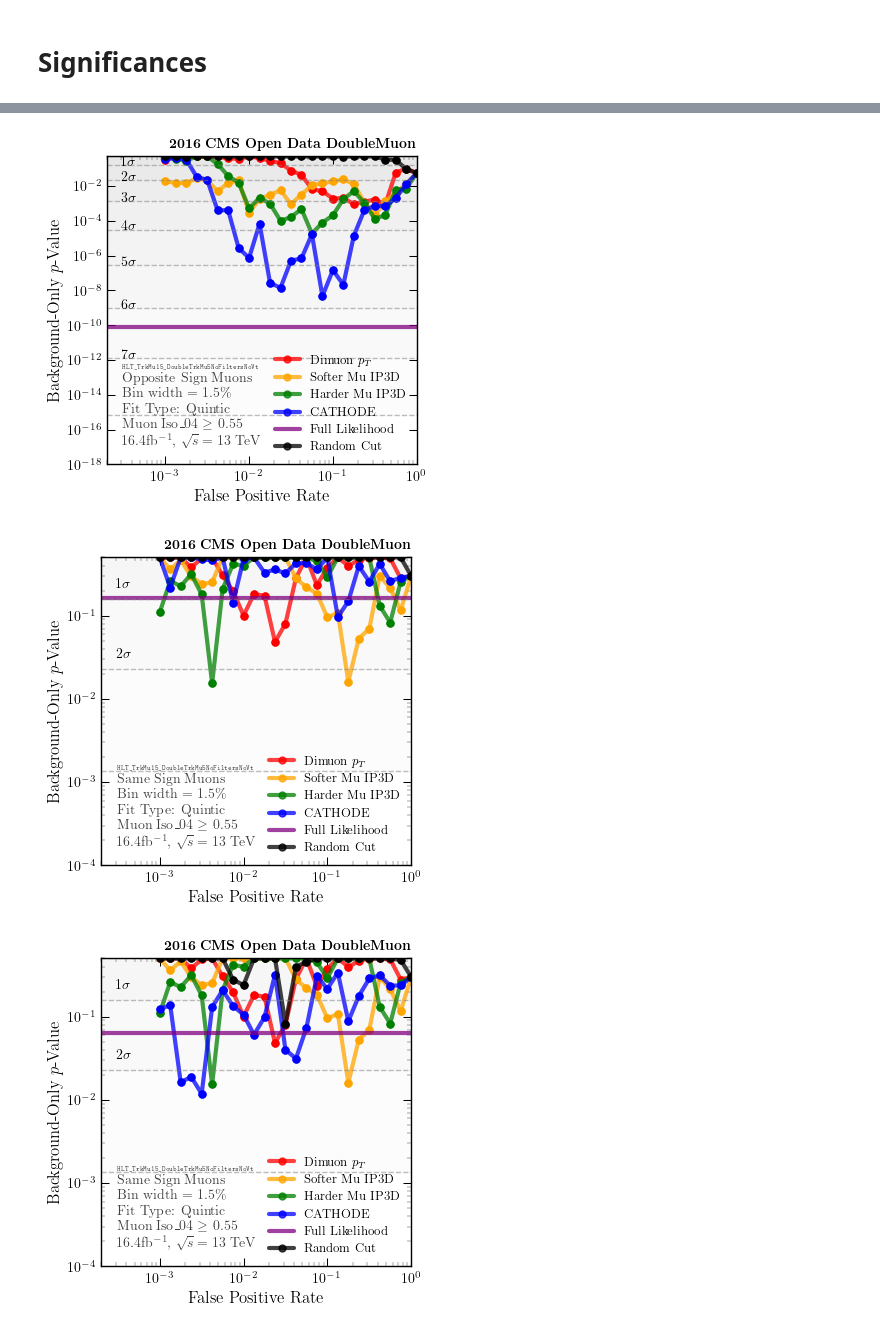
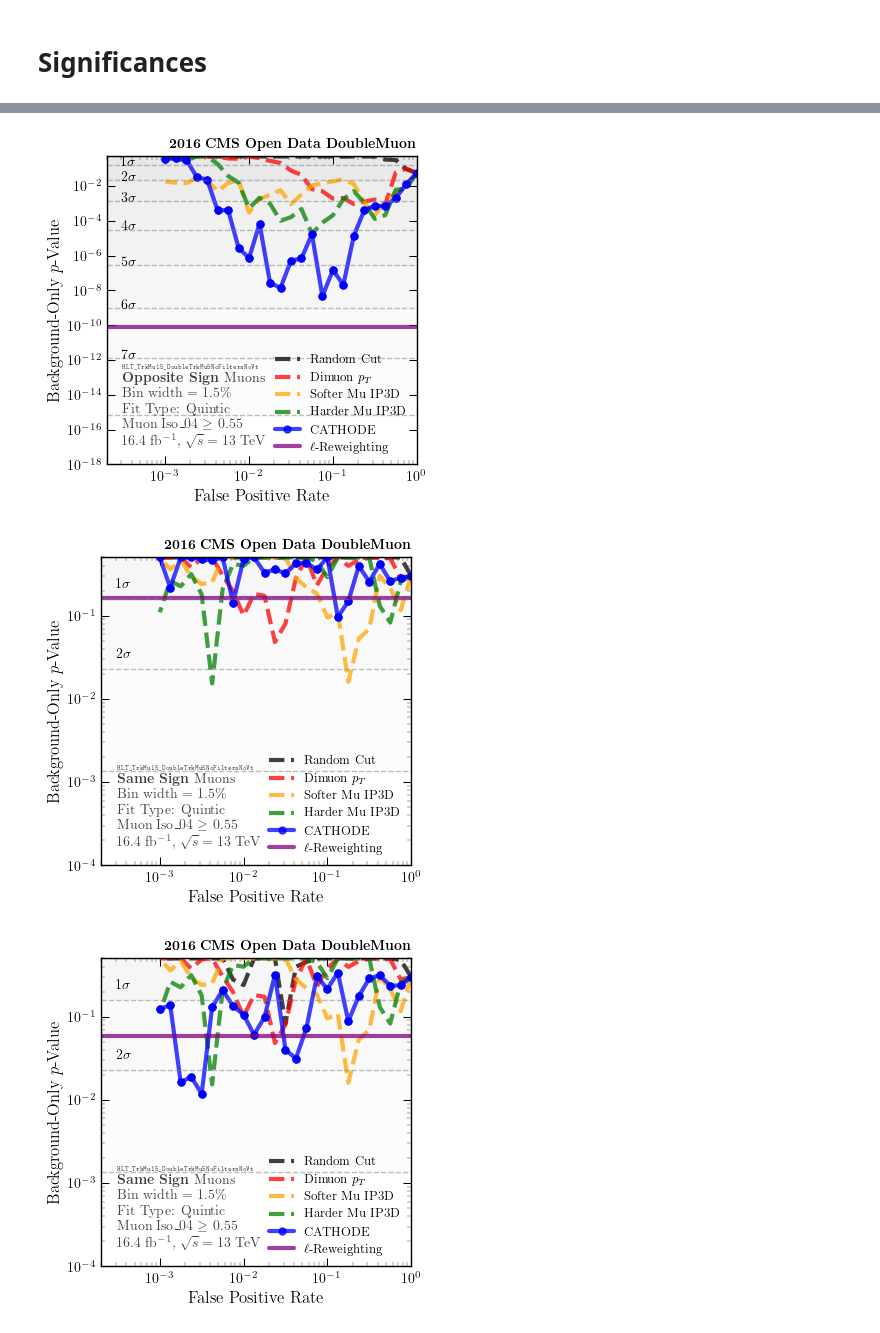
Before and after one commit to hep-lbdl/dimuonAD, a Jupyter notebook: 08_render.ipynb, the cells around one changed output, grey strips where cells are left out. Drawn from its saved outputs; the diff is of its cells as text; code cells hidden in the pictures.

```diff
--- a/08_render.ipynb
+++ b/08_render.ipynb
@@ -368,7 +368,7 @@ print("File to open: ", f"plot_data/lowmass_upsilon_iso_OS_nojet_histogram_data_
 print("File to open: ", f"{plot_data_dir}{data_prefix}_histogram_data_{fit_degree}_{num_bins_SR}.pickle")
 with open(f"{plot_data_dir}{data_prefix}_histogram_data_{fit_degree}_{num_bins_SR}.pickle", "rb") as file:
     hist_data = pickle.load(file)
-fig, ax = plot_histograms_with_fits(hist_data, SB_left, SR_left, SR_right, SB_right, title = r"$\bf{ 2016\,\, CMS\,\, Open\,\, Data\,\, DoubleMuon}$", upsilon_lines = True, colors = bsx_c, alphas = bsx_a, line_0 = r"Opposite Sign")
+fig, ax = plot_histograms_with_fits(hist_data, SB_left, SR_left, SR_right, SB_right, title = r"$\bf{ 2016\,\, CMS\,\, Open\,\, Data\,\, DoubleMuon}$", upsilon_lines = True, colors = bsx_c, alphas = bsx_a, line_0 = r"$\textbf{Opposite Sign}$")
 # apply_color_filter_to_plot(ax, rgb_to_gray)
 # apply_color_filter_to_plot(ax, rgb_to_rg_colorblind)
 plt.savefig(f"plots/histogram_{fit_type}_{num_bins_SR}.pdf", bbox_inches = "tight")
@@ -386,7 +386,7 @@ plt.savefig(f"plots/histogram_alt_{fit_type}_{num_bins_SR}.pdf", bbox_inches = "
 # # Plot the Same Sign  CATHODE
 with open(f"{plot_data_dir}{data_prefix_SS}_histogram_data_{fit_degree}_{num_bins_SR}.pickle", "rb") as file:
     hist_data_SS = pickle.load(file)
-fig, ax = plot_histograms_with_fits(hist_data_SS, SB_left, SR_left, SR_right, SB_right, title = r"$\bf{ 2016\,\, CMS\,\, Open\,\, Data\,\, DoubleMuon}$", upsilon_lines = True, colors = bsx_c, alphas = bsx_a, line_0 = r"Same Sign")
+fig, ax = plot_histograms_with_fits(hist_data_SS, SB_left, SR_left, SR_right, SB_right, title = r"$\bf{ 2016\,\, CMS\,\, Open\,\, Data\,\, DoubleMuon}$", upsilon_lines = True, colors = ryg_c, alphas = ryg_a, line_0 = r"$\textbf{Same Sign}$")
 plt.savefig(f"plots/histogram_SS_{fit_type}_{num_bins_SR}.pdf", bbox_inches = "tight")
 
 # # Plot the individual features
@@ -611,7 +611,6 @@ def inverse_quantile(sigma):
     return 1 - norm.cdf(sigma)
 
 
-print(inverse_quantile([0, 1, 2, 3, 4, 5]))
 
 def plot_sig(feature_sigs, random_sigs, ymax = 10, ymin = 1e-15, bonus = None):
 
@@ -625,6 +624,17 @@ def plot_sig(feature_sigs, random_sigs, ymax = 10, ymin = 1e-15, bonus = None):
 
     min_x = 2e-4
     labels = {"CATHODE" : r"CATHODE", "dimu_pt" : "Dimuon $p_T$", "mu0_ip3d" : "Harder Mu IP3D", "mu1_ip3d" : "Softer Mu IP3D"}
+    linestyles = {"CATHODE" : "-", "dimu_pt" : "--", "mu0_ip3d" : "--", "mu1_ip3d" : "--"}
+    markersize = {"CATHODE" : 5, "dimu_pt" : 0, "mu0_ip3d" : 0, "mu1_ip3d" : 0}
+
+
+
+    # Plot the random cut
+    # SIG_random_median, _, _ ,_ ,_ = get_median_percentiles(random_sigs[:,1:])
+    SIG_random_observed = random_sigs[:,0]
+    p_values = inverse_quantile(SIG_random_observed)
+    plt.plot(fpr_thresholds_finegrained, p_values, color = "black", lw = 3, alpha = 0.75, marker = "o", ms = 0, label = "Random Cut", ls = "--")
+    plt.plot(fpr_thresholds_finegrained, p_values, color = "black", lw = 0, alpha = 0.99, marker = "o", ms = 0)
 
 
     # primary_colors = ["red",  "blue"]
@@ -637,8 +647,8 @@ def plot_sig(feature_sigs, random_sigs, ymax = 10, ymin = 1e-15, bonus = None):
         SIG_observed = feature_sigs[key][:,0]
         p_values = inverse_quantile(SIG_observed)
 
-        ax.plot(fpr_thresholds_finegrained, p_values, color = primary_colors[i], lw = 3, alpha = 0.75, marker = "o", ms = 5, label = labels[key])
-        ax.plot(fpr_thresholds_finegrained, p_values, color = primary_colors[i], lw = 0, alpha = 0.99, marker = "o", ms = 5,)
+        ax.plot(fpr_thresholds_finegrained, p_values, color = primary_colors[i], lw = 3, alpha = 0.75, marker = "o", ms = markersize[key], label = labels[key], ls = linestyles[key])
+        ax.plot(fpr_thresholds_finegrained, p_values, color = primary_colors[i], lw = 0, alpha = 0.99, marker = "o", ms = markersize[key])
 
 
         # # Plot the maximum observed significance
@@ -649,20 +659,16 @@ def plot_sig(feature_sigs, random_sigs, ymax = 10, ymin = 1e-15, bonus = None):
 
         print(f"{key}: {max_observed}")
 
+        argmax = np.argmax(SIG_observed)
+        print(f"{key}: {fpr_thresholds_finegrained[argmax]}")
+        print(f"{key}: {p_values[argmax]}")
 
 
     # Plot the bonus
     if bonus is not None:
         p_value = inverse_quantile(bonus)
-        plt.axhline(p_value, color = "purple", lw = 3, alpha = 0.75, ms = 3, label = r"Full Likelihood")
+        plt.axhline(p_value, color = "purple", lw = 3, alpha = 0.75, ms = 3, label = r"$\ell$-Reweighting")
 
-
-    # Plot the random cut
-    # SIG_random_median, _, _ ,_ ,_ = get_median_percentiles(random_sigs[:,1:])
-    SIG_random_observed = random_sigs[:,0]
-    p_values = inverse_quantile(SIG_random_observed)
-    plt.plot(fpr_thresholds_finegrained, p_values, color = "black", lw = 3, alpha = 0.75, marker = "o", ms = 5, label = "Random Cut")
-    plt.plot(fpr_thresholds_finegrained, p_values, color = "black", lw = 0, alpha = 0.99, marker = "o", ms = 5)
 
     # # add text
     # plt.text(min_x * 1.15, SIG_random_observed[0] + 0.35, f"Original: {SIG_random_observed[0]:.1f}$\sigma$", color = "black", fontsize = 10, verticalalignment = "center")
@@ -677,15 +683,15 @@ def plot_sig(feature_sigs, random_sigs, ymax = 10, ymin = 1e-15, bonus = None):
 
     plt.yscale("log")
 
-    line_0 = r"Opposite Sign Muons"
+    line_0 = r"\textbf{Opposite Sign} Muons"
     if ymax < 10:
-        line_0 = r"Same Sign Muons"
+        line_0 = r"\textbf{Same Sign} Muons"
 
 
     line1 = f"Bin width = {bin_percent[num_bins_SR]}\%"
     line2 = f"Fit Type: {fit_type.capitalize()}"
     line3 = r"Muon Iso_04 $\geq$ 0.55"
-    line4 = r"16.4fb$^{-1}$, $\sqrt{s} = 13$ TeV"
+    line4 = r"8.7 fb$^{-1}$, $\sqrt{s} = 13$ TeV"
 
     starting_x = 0.050
     starting_y = 0.25
@@ -755,7 +758,7 @@ plt.savefig(f"plots/significance_{fit_type}_{num_bins_SR}.pdf", bbox_inches = "t
 fig, ax = plot_sig(feature_sigs_alt, random_sigs_alt, ymax = 5, ymin=1e-4, bonus = 0.98)
 plt.savefig(f"plots/significance_alt_{fit_type}_{num_bins_SR}.pdf", bbox_inches = "tight")
 
-fig, ax = plot_sig(feature_sigs_SS, random_sigs_SS, ymax = 5, ymin=1e-4, bonus =  1.53)
+fig, ax = plot_sig(feature_sigs_SS, random_sigs_SS, ymax = 5, ymin=1e-4, bonus =  1.57)
 plt.savefig(f"plots/significance_SS_{fit_type}_{num_bins_SR}.pdf", bbox_inches = "tight")
 # %% [output]
 dimu_pt: 3.1293626304432953
@@ -774,10 +777,10 @@ mu0_ip3d: 2.1614176705765167
  1.35342571 0.41702352 0.78752915 0.51155754 1.4522017  1.86029323
  1.75142318 0.47129839 1.28772046 1.54973338 1.25091805 1.10740912
  0.81349147 1.12641335 2.26248201 2.07543134 2.13894543 1.09269117
  1.15707849]
-[figure, old version]
+[figure, new version]
-[figure, old version]
+[figure, new version]
-[figure, old version]
+[figure, new version]
 # %%
 def plot_variations():
 
```
Also changed, not shown: parts of 7 cells of this notebook, 7 other files.
